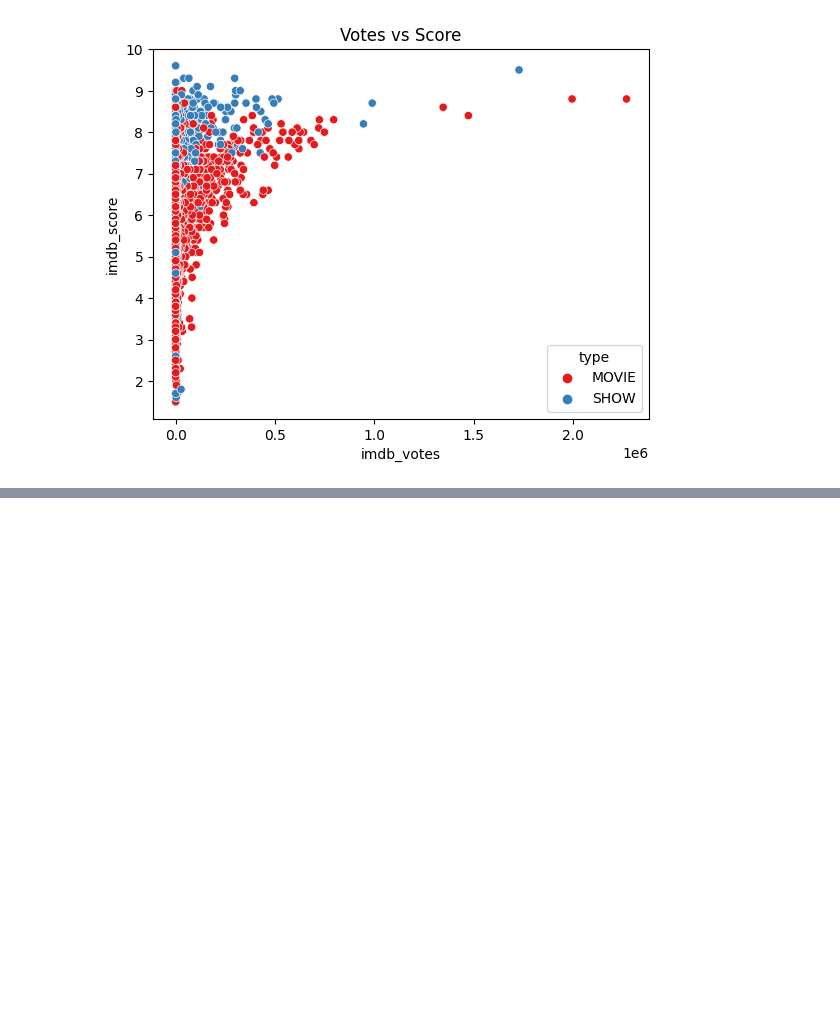
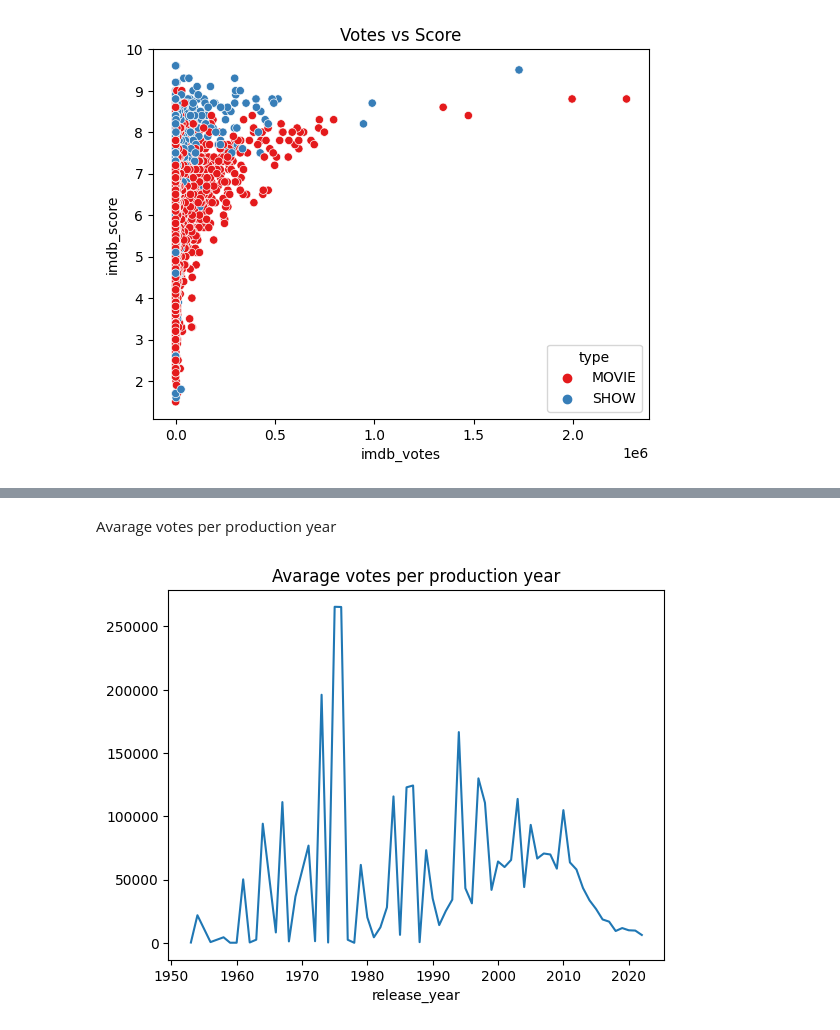
Before and after one commit to PaulPawelec/DataMining, a Jupyter notebook: Netflix_Visualization.ipynb, the cells around one changed output, grey strips where cells are left out. Drawn from its saved outputs; the diff is of its cells as text; code cells hidden in the pictures; blank space fills up the shorter version.

```diff
--- a/Netflix_Visualization.ipynb
+++ b/Netflix_Visualization.ipynb
@@ -177,0 +207,10 @@ plt.show()
+# %% [markdown]
+Avarage votes per production year
+# %%
+yearly_ava_votes = df.groupby('release_year')['imdb_votes'].mean()
+
+sns.lineplot(data=yearly_ava_votes, x=yearly_ava_votes.index, y=yearly_ava_votes.values)
+plt.title('Avarage votes per production year')
+plt.show()
+# %% [output]
+[figure, added]
```
Also changed, not shown: parts of 9 cells of this notebook.
